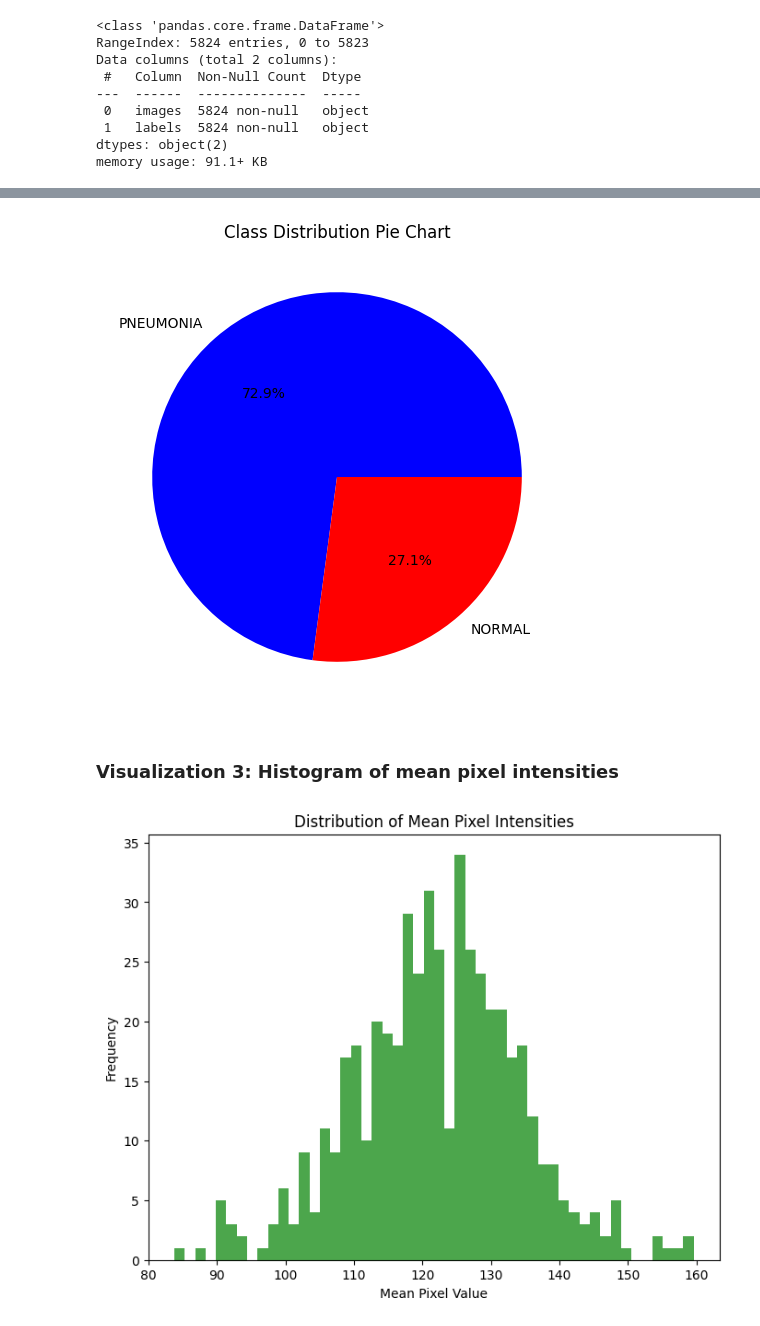
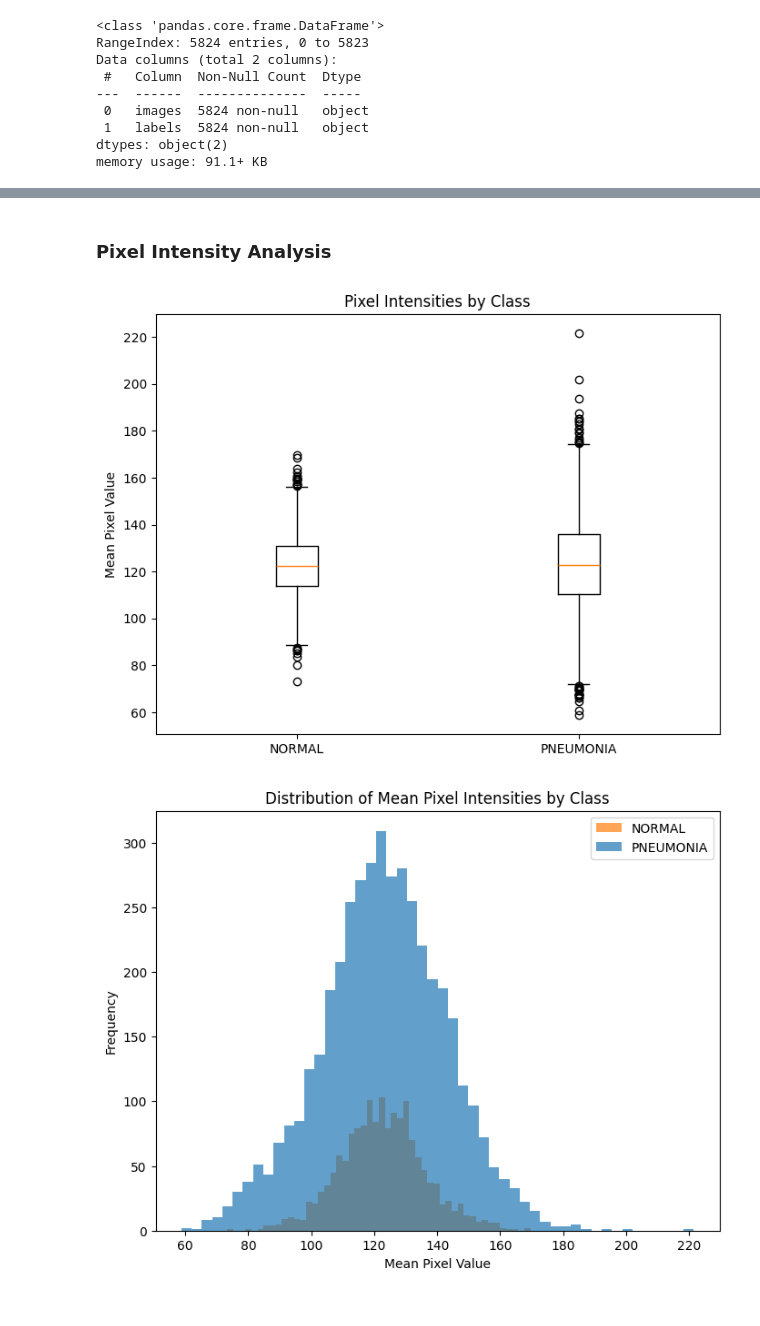
Before and after one commit to o4096/ChestXRayPneumoniaDetection, a Jupyter notebook: eda.ipynb, the cells around one changed output, grey strips where cells are left out. Saved outputs shown, nothing was run; the diff lists cells and outputs as text; code cells hidden in the pictures.

```diff
--- a/eda.ipynb
+++ b/eda.ipynb
@@ -43,0 +55,34 @@ plt.show()
+# %%
+widths_by_class = [[], []]
+heights_by_class = [[], []]
+for path, label in zip(df['images'], df['labels']):
+    img = Image.open(path)
+    w, h = img.size
+    if label == 'NORMAL':
+        widths_by_class[0].append(w)
+        heights_by_class[0].append(h)
+    else:
+        widths_by_class[1].append(w)
+        heights_by_class[1].append(h)
+
+plt.figure(figsize=(8,10))
+plt.subplot(2, 1, 1)
+for i, cls in enumerate(CLASSES):
+    plt.scatter(widths_by_class[i], heights_by_class[i], alpha=0.5, label=cls, color=['C0', 'C1'][i])
+plt.title('Image Sizes Scatter Plot by Class')
+plt.xlabel('Width')
+plt.ylabel('Height')
+plt.legend()
+
+plt.subplot(2, 2, 3)
+plt.boxplot(widths_by_class, tick_labels=CLASSES)
+plt.title('Image Widths by Class')
+plt.ylabel('Width (pixels)')
+
+plt.subplot(2, 2, 4)
+plt.boxplot(widths_by_class, tick_labels=CLASSES)
+plt.title('Image Heights by Class')
+plt.ylabel('Height (pixels)')
+
+plt.tight_layout()
+plt.show()
@@ -43,0 +91,2 @@ plt.show()
+# %% [markdown]
+### Pixel Intensity Analysis
@@ -44,9 +99,8 @@ plt.show()
 # %%
 plt.figure(figsize=(8,6))
-plt.pie(counts, labels=labels, autopct='%1.1f%%', colors=['blue', 'red'])
-plt.title('Class Distribution Pie Chart')
+plt.boxplot(intensities_by_class, tick_labels=CLASSES)
+plt.title('Pixel Intensities by Class')
+plt.ylabel('Mean Pixel Value')
 plt.show()
 # %% [output]
-[figure, old version]
+[figure, new version]
-# %% [markdown]
-### Visualization 3: Histogram of mean pixel intensities
@@ -61,9 +107,11 @@ for path in df['images']:  # Sample 500 images for speed
 # %%
 plt.figure(figsize=(8,6))
-plt.hist(mean_intensities, bins=50, alpha=0.7, color='green')
-plt.title('Distribution of Mean Pixel Intensities')
+for i, cls in enumerate(CLASSES):
+    plt.hist(intensities_by_class[i], bins=50, alpha=0.7, label=cls, color=['C1', 'C0'][i])
+plt.title('Distribution of Mean Pixel Intensities by Class')
 plt.xlabel('Mean Pixel Value')
 plt.ylabel('Frequency')
+plt.legend()
 plt.show()
 # %% [output]
-[figure, old version]
+[figure, new version]
```
Also changed, not shown: parts of 28 cells of this notebook, 12 other files.
